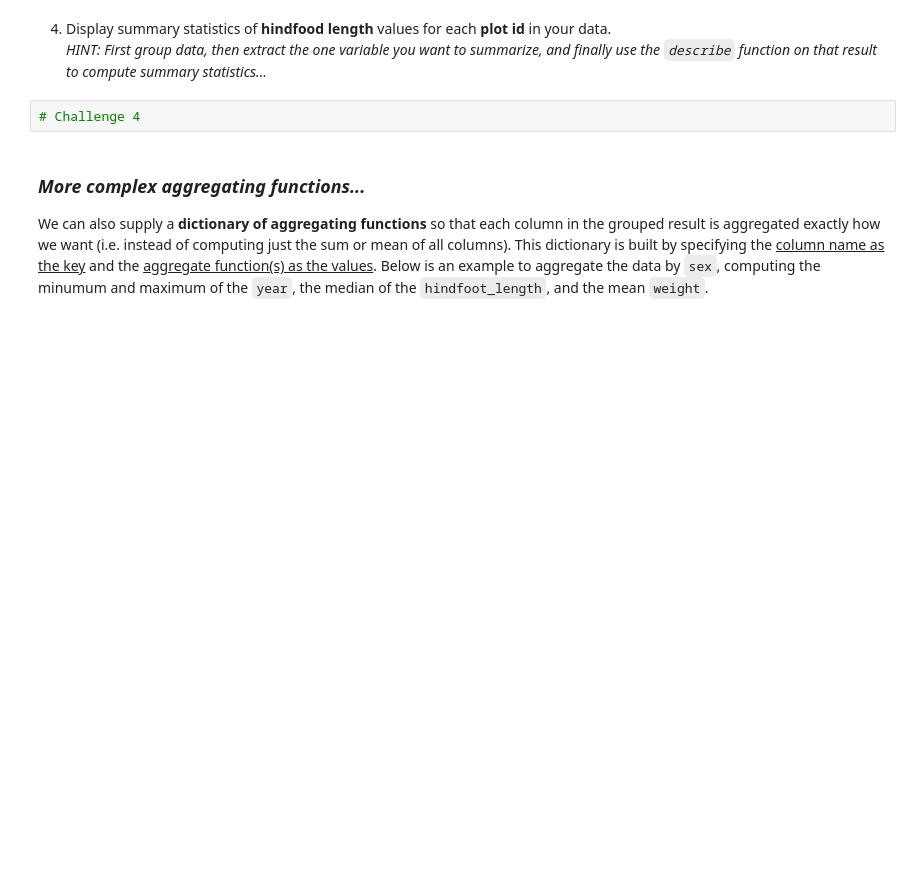
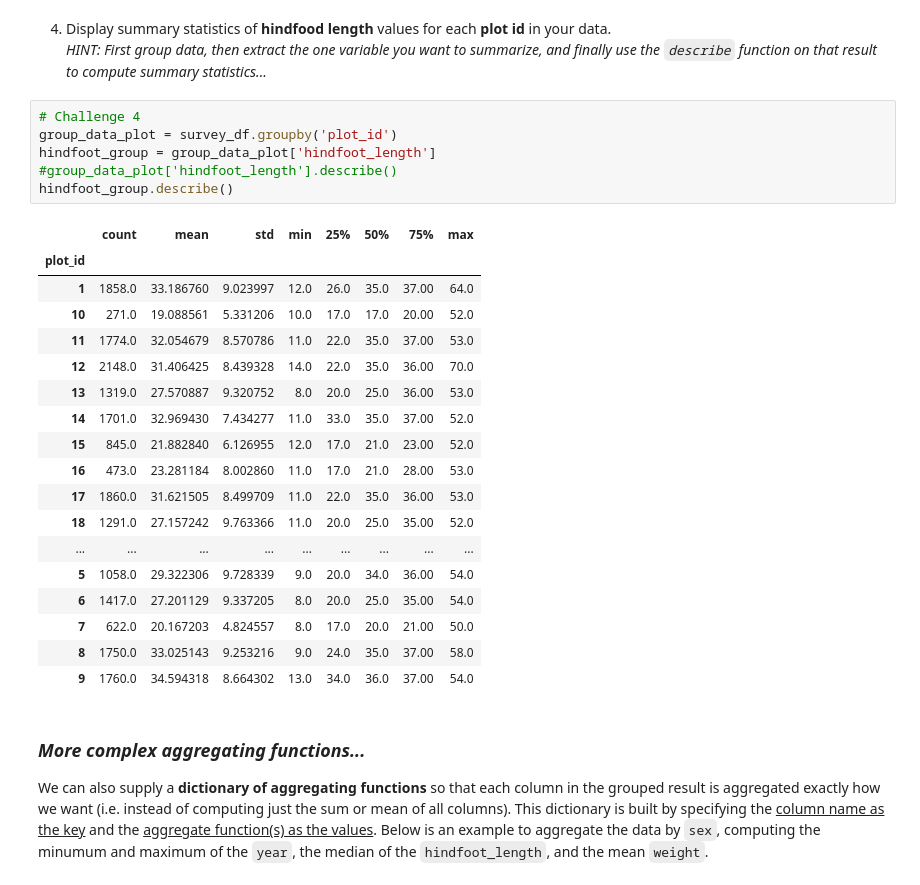
Before and after one commit to nmshintaku/ScientificComputing, a Jupyter notebook: 2-Pandas/2-Analyzing-data-with-Pandas.ipynb, the cells around one changed output. Saved outputs shown, nothing was run; the diff lists cells and outputs as text; blank space fills up the shorter version.

```diff
--- a/2-Pandas/2-Analyzing-data-with-Pandas.ipynb
+++ b/2-Pandas/2-Analyzing-data-with-Pandas.ipynb
@@ -301,8 +507,31 @@ grouped_data['weight'].describe()
 # %% [markdown]
 4. Display summary statistics of **hindfood length** values for each **plot id** in your data.
 _HINT: First group data, then extract the one variable you want to summarize, and finally use the `describe` function on that result to compute summary statistics..._
-# %%
-# Challenge 4
+# %%
+# Challenge 4
+group_data_plot = survey_df.groupby('plot_id')
+hindfoot_group = group_data_plot['hindfoot_length']
+#group_data_plot['hindfoot_length'].describe()
+hindfoot_group.describe()
+# %% [output]
+|  | count | mean | std | min | 25% | 50% | 75% | max |
+| plot_id |  |  |  |  |  |  |  |  |
+| 1 | 1858.0 | 33.186760 | 9.023997 | 12.0 | 26.0 | 35.0 | 37.00 | 64.0 |
+| 10 | 271.0 | 19.088561 | 5.331206 | 10.0 | 17.0 | 17.0 | 20.00 | 52.0 |
+| 11 | 1774.0 | 32.054679 | 8.570786 | 11.0 | 22.0 | 35.0 | 37.00 | 53.0 |
+| 12 | 2148.0 | 31.406425 | 8.439328 | 14.0 | 22.0 | 35.0 | 36.00 | 70.0 |
+| 13 | 1319.0 | 27.570887 | 9.320752 | 8.0 | 20.0 | 25.0 | 36.00 | 53.0 |
+| 14 | 1701.0 | 32.969430 | 7.434277 | 11.0 | 33.0 | 35.0 | 37.00 | 52.0 |
+| 15 | 845.0 | 21.882840 | 6.126955 | 12.0 | 17.0 | 21.0 | 23.00 | 52.0 |
+| 16 | 473.0 | 23.281184 | 8.002860 | 11.0 | 17.0 | 21.0 | 28.00 | 53.0 |
+| 17 | 1860.0 | 31.621505 | 8.499709 | 11.0 | 22.0 | 35.0 | 36.00 | 53.0 |
+| 18 | 1291.0 | 27.157242 | 9.763366 | 11.0 | 20.0 | 25.0 | 35.00 | 52.0 |
+| ... | ... | ... | ... | ... | ... | ... | ... | ... |
+| 5 | 1058.0 | 29.322306 | 9.728339 | 9.0 | 20.0 | 34.0 | 36.00 | 54.0 |
+| 6 | 1417.0 | 27.201129 | 9.337205 | 8.0 | 20.0 | 25.0 | 35.00 | 54.0 |
+| 7 | 622.0 | 20.167203 | 4.824557 | 8.0 | 17.0 | 20.0 | 21.00 | 50.0 |
+| 8 | 1750.0 | 33.025143 | 9.253216 | 9.0 | 24.0 | 35.0 | 37.00 | 58.0 |
+| 9 | 1760.0 | 34.594318 | 8.664302 | 13.0 | 34.0 | 36.0 | 37.00 | 54.0 |
 # %% [markdown]
 ### *More complex aggregating functions...*
 We can also supply a **dictionary of aggregating functions** so that each column in the grouped result is aggregated exactly how we want (i.e. instead of computing just the sum or mean of all columns). This dictionary is built by specifying the <u>column name as the key</u> and the <u>aggregate function(s) as the values</u>. Below is an example to aggregate the data by `sex`, computing the minumum and maximum of the `year`, the median of the `hindfoot_length`, and the mean `weight`.
```
Also changed, not shown: parts of 29 cells of this notebook, 1 other file.
